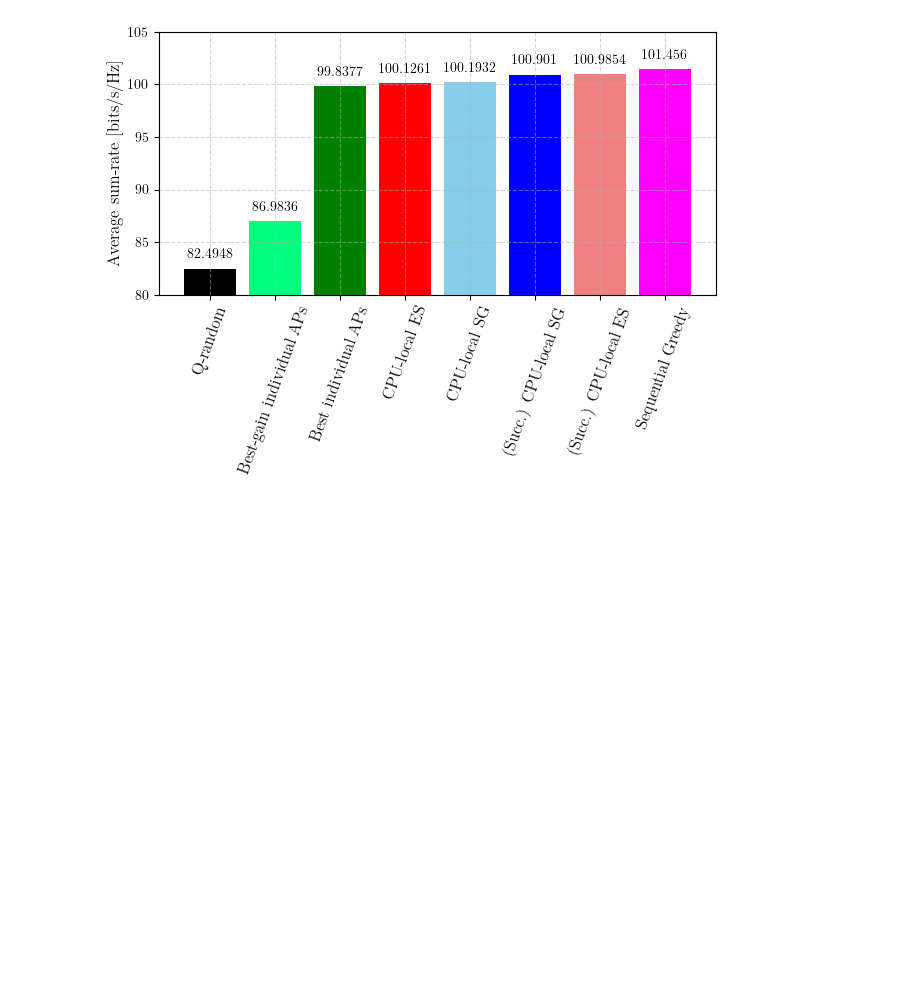
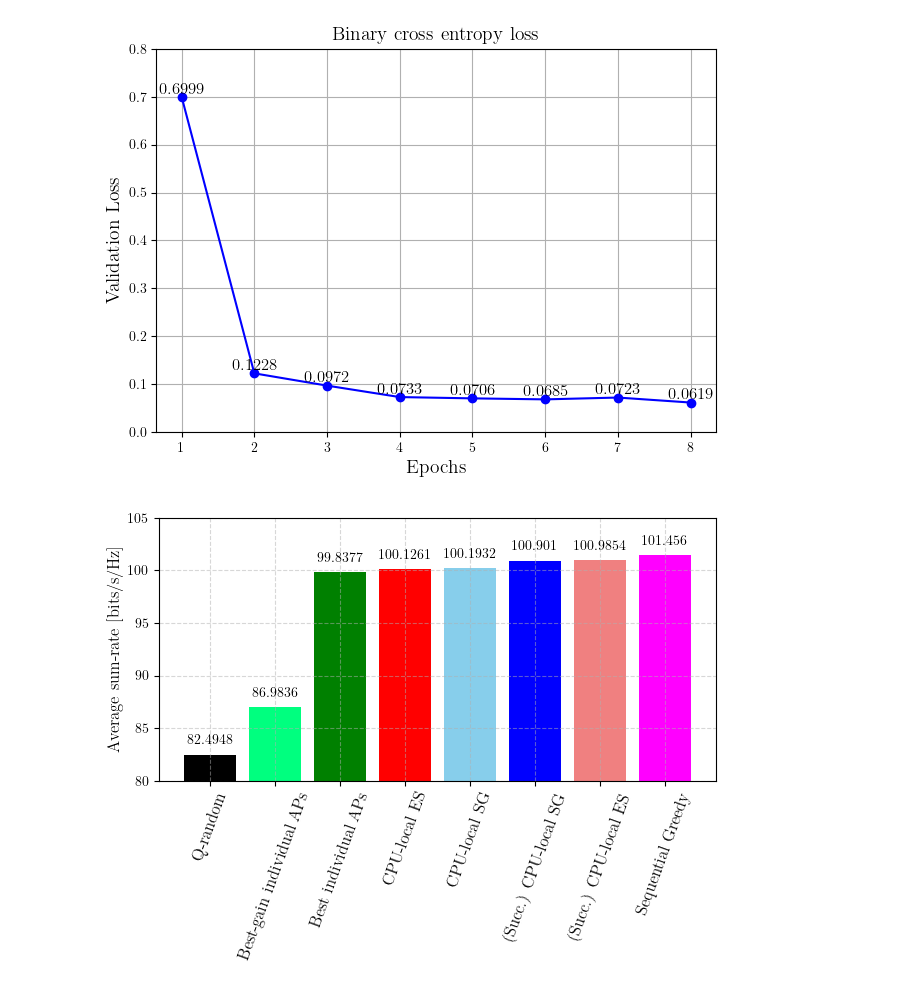
Before and after one commit to DarielPereira/GNN-Optimization-AP-activation-CF_mMIMO, a Jupyter notebook: GRAPHs/BarGraphs.ipynb, the cells around one changed output. Cells and saved outputs as stored; diff of their text form; code cells hidden in the pictures; blank space fills up the shorter version.

```diff
--- a/GRAPHs/BarGraphs.ipynb
+++ b/GRAPHs/BarGraphs.ipynb
@@ -8 +41,30 @@ plt.rc('font', family='Times New Roman')
+# %%
+# Assuming losses is a NumPy array containing the loss values for 8 epochs
+losses = np.array([0.6999, 0.1228, 0.0972, 0.0733, 0.0706, 0.0685, 0.0723, 0.0619])
+
+# Define the number of epochs
+epochs = np.arange(1, len(losses) + 1)
+
+fig, ax = plt.subplots()
+# Plot the learning loss
+plt.plot(epochs, losses, marker='o', linestyle='-', color='b', label='Training Loss')
+
+# Annotate values on the plot
+for i, value in enumerate(losses):
+    plt.text(epochs[i], value, f'{value:.4f}', ha='center', va='bottom', fontsize=12)
+
+plt.xlabel('Epochs', fontsize=14)
+plt.ylabel('Validation Loss', fontsize=14)
+plt.title('Binary cross entropy loss', fontsize=14)
+plt.grid(True)
+plt.ylim([0, 0.8])
+# plt.legend()
+plt.tight_layout()
+plt.show()
+
+image_format = 'png' # e.g .png, .svg, etc.
+image_name = 'ValidationLoss_GNN.png'
+fig.savefig(image_name, format=image_format, dpi=400)
+# %% [output]
+[figure, added]
 # %%
```
Also changed, not shown: parts of 4 cells of this notebook, 12 other files.
